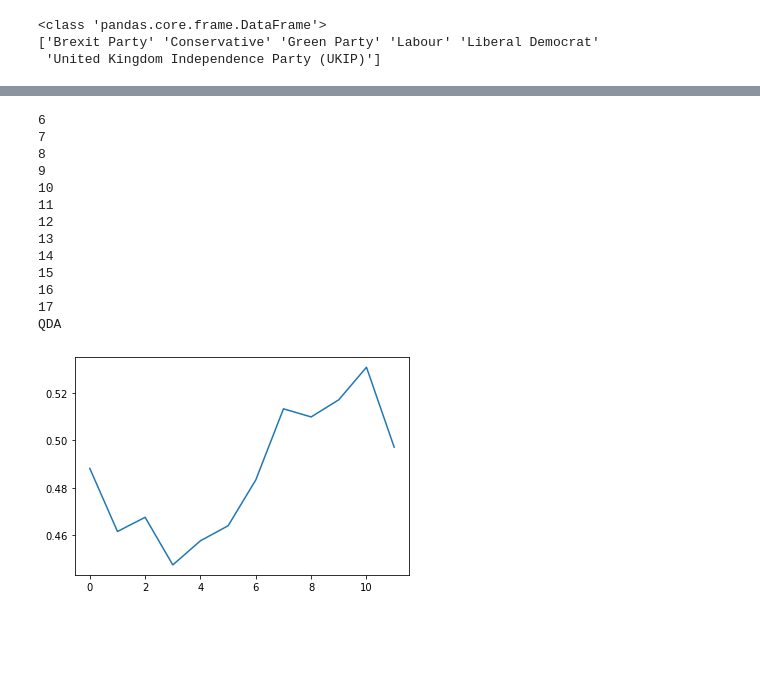
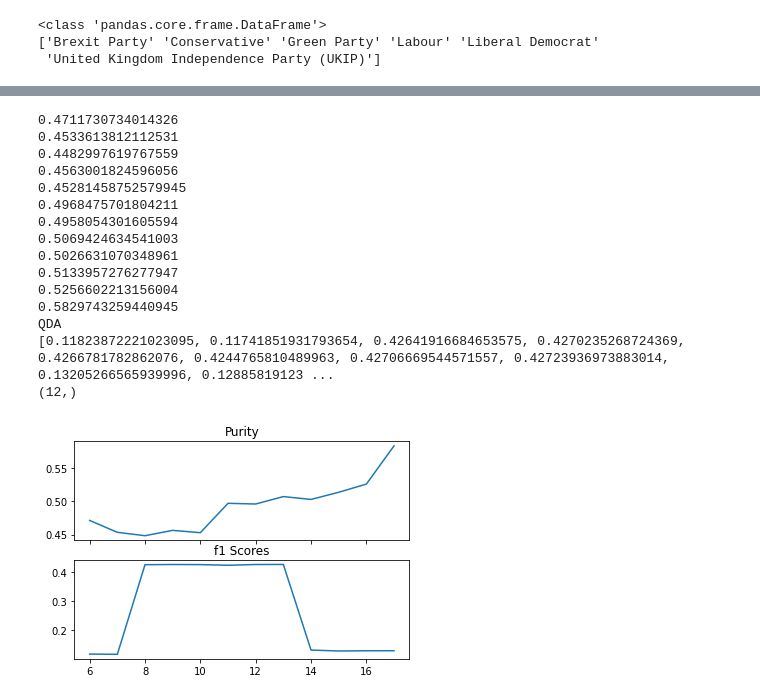
Before and after one commit to rbromley19/MDM_3_Politics, a Jupyter notebook: Dimreduction Comparison.ipynb, the cells around one changed output, grey strips where cells are left out. Saved outputs shown, nothing was run; the diff lists cells and outputs as text; code cells hidden in the pictures; blank space fills up the shorter version.

```diff
--- a/Dimreduction Comparison.ipynb
+++ b/Dimreduction Comparison.ipynb
@@ -309,23 +406,25 @@ plt.show()
 # %%
 from sklearn.discriminant_analysis import QuadraticDiscriminantAnalysis
 clf = QuadraticDiscriminantAnalysis().fit(kmeansdata,scaleddf[idmode])
-data = clf.decision_function(kmeansdata)
-kmpurity(data,"QDA")
+qdadata = clf.decision_function(kmeansdata)
+kmpurity(qdadata,"QDA")
 # %% [output]
-6
-7
-8
-9
-10
-11
-12
-13
-14
-15
-16
-17
+0.4711730734014326
+0.4533613812112531
+0.4482997619767559
+0.4563001824596056
+0.45281458752579945
+0.4968475701804211
+0.4958054301605594
+0.5069424634541003
+0.5026631070348961
+0.5133957276277947
+0.5256602213156004
+0.5829743259440945
 QDA
+[0.11823872221023095, 0.11741851931793654, 0.42641916684653575, 0.4270235268724369, 0.4266781782862076, 0.4244765810489963, 0.42706669544571557, 0.42723936973883014, 0.13205266565939996, 0.12885819123 ...
+(12,)
-[figure, old version]
+[figure, new version]
 # %%
 from sklearn.discriminant_analysis import QuadraticDiscriminantAnalysis
 lda = LinearDiscriminantAnalysis(n_components=5)
```
Also changed, not shown: parts of 17 cells of this notebook, 1 other file.
